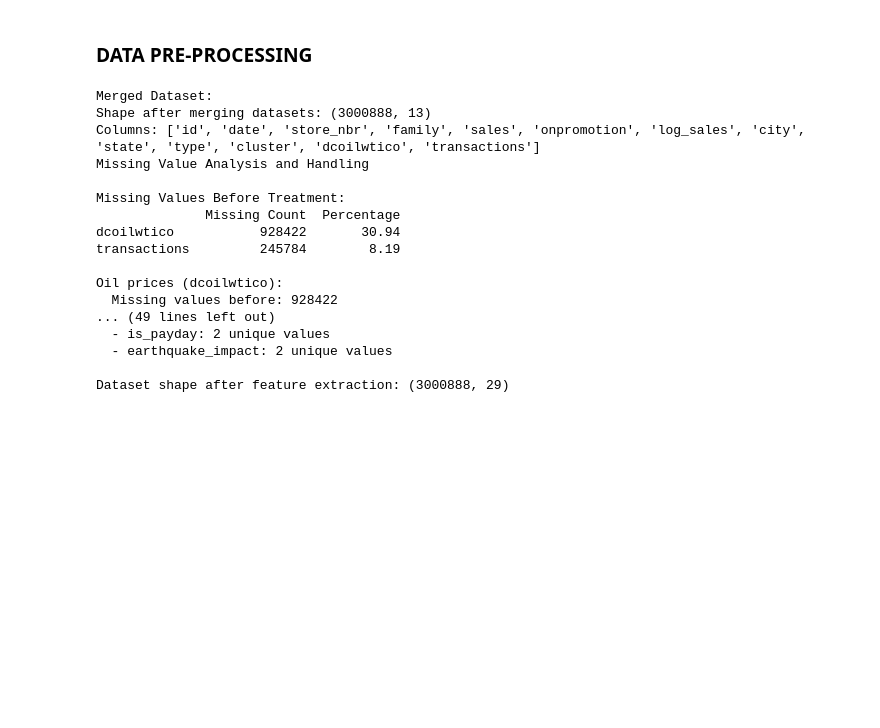
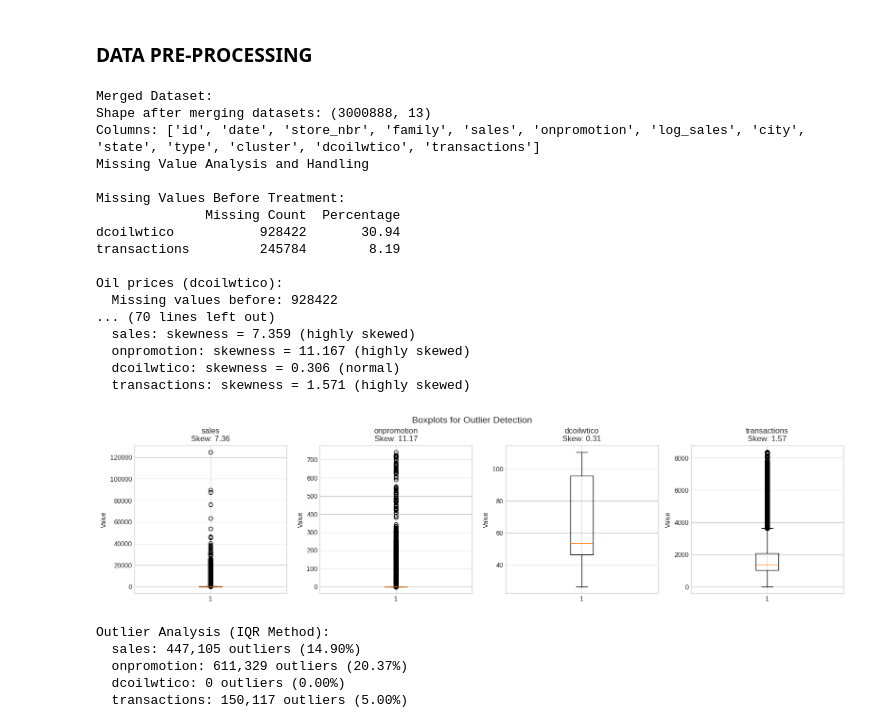
Before and after one commit to karthikeyansura/store-sales-time-series-modeling, a Jupyter notebook: store_sales_time_series_modeling.ipynb, the cells around one changed output. Cells and saved outputs as stored; diff of their text form; code cells hidden in the pictures; blank space fills up the shorter version.

Commit message:
feat: detect outliers and skewness

```diff
--- a/store_sales_time_series_modeling.ipynb
+++ b/store_sales_time_series_modeling.ipynb
@@ -381,35 +381,91 @@ df['is_month_end'] = df['date'].dt.is_month_end.astype(int)
 # Payday indicator: 15th and last day of the month
 df['is_payday'] = ((df['day'] == 15) | (df['is_month_end'] == 1)).astype(int)
 
 # Earthquake impact: April 16, 2016 - several weeks
 earthquake_date = pd.Timestamp('2016-04-16')
 df['days_since_earthquake'] = (df['date'] - earthquake_date).dt.days
 df['earthquake_impact'] = ((df['days_since_earthquake'] >= 0) &
                            (df['days_since_earthquake'] <= 60)).astype(int)
 
 print("Temporal features created:")
 temporal_features = ['year', 'month', 'day', 'day_of_week', 'day_of_year',
                      'week_of_year', 'is_weekend', 'is_month_start',
                      'is_month_end', 'is_payday', 'earthquake_impact']
 for feat in temporal_features:
     print(f"  - {feat}: {df[feat].nunique()} unique values")
 
 print(f"\nDataset shape after feature extraction: {df.shape}")
+
+# Normalization/Standardization
+print("Normalization/Standardization of Numerical Features")
+numerical_features = ['onpromotion', 'dcoilwtico', 'transactions', 'cluster']
+
+print("Numerical features to standardize:")
+for feat in numerical_features:
+    print(f"  - {feat}: range [{df[feat].min():.2f}, {df[feat].max():.2f}]")
+
+# Apply StandardScaler
+scaler = StandardScaler()
+df_scaled = df.copy()
+
+for feat in numerical_features:
+    df_scaled[feat + '_scaled'] = scaler.fit_transform(df[[feat]])
+    print(f"\n{feat}_scaled: mean={df_scaled[feat + '_scaled'].mean():.4f}, std={df_scaled[feat + '_scaled'].std():.4f}")
+
+
+# Outlier & Skewness Detection
+print("Outliers detection and Skewness Analysis")
+
+# Analyze skewness
+print("\nSkewness Analysis:")
+skew_cols = ['sales', 'onpromotion', 'dcoilwtico', 'transactions']
+for col in skew_cols:
+    skewness = df[col].skew()
+    print(f"  {col}: skewness = {skewness:.3f} {'(highly skewed)' if abs(skewness) > 1 else '(moderate)' if abs(skewness) > 0.5 else '(normal)'}")
+
+# Visualize outliers with boxplots
+fig, axes = plt.subplots(1, 4, figsize=(16, 4))
+
+for i, col in enumerate(skew_cols):
+    axes[i].boxplot(df[col].dropna(), vert=True)
+    axes[i].set_title(f'{col}\nSkew: {df[col].skew():.2f}')
+    axes[i].set_ylabel('Value')
+
+plt.tight_layout()
+plt.suptitle('Boxplots for Outlier Detection', y=1.02, fontsize=14)
+plt.show()
+
+# Outlier detection using IQR
+print("\nOutlier Analysis (IQR Method):")
+for col in skew_cols:
+    Q1 = df[col].quantile(0.25)
+    Q3 = df[col].quantile(0.75)
+    IQR = Q3 - Q1
+    lower_bound = Q1 - 1.5 * IQR
+    upper_bound = Q3 + 1.5 * IQR
+    outliers = ((df[col] < lower_bound) | (df[col] > upper_bound)).sum()
+    print(f"  {col}: {outliers:,} outliers ({outliers/len(df)*100:.2f}%)")
 # %% [output]
 Merged Dataset:
 Shape after merging datasets: (3000888, 13)
 Columns: ['id', 'date', 'store_nbr', 'family', 'sales', 'onpromotion', 'log_sales', 'city', 'state', 'type', 'cluster', 'dcoilwtico', 'transactions']
 Missing Value Analysis and Handling
 
 Missing Values Before Treatment:
               Missing Count  Percentage
 dcoilwtico           928422       30.94
 transactions         245784        8.19
 
 Oil prices (dcoilwtico):
   Missing values before: 928422
-... (49 lines left out)
-  - is_payday: 2 unique values
-  - earthquake_impact: 2 unique values
-
-Dataset shape after feature extraction: (3000888, 29)
+... (70 lines left out)
+  sales: skewness = 7.359 (highly skewed)
+  onpromotion: skewness = 11.167 (highly skewed)
+  dcoilwtico: skewness = 0.306 (normal)
+  transactions: skewness = 1.571 (highly skewed)
+[figure, added]
+Outlier Analysis (IQR Method):
+  sales: 447,105 outliers (14.90%)
+  onpromotion: 611,329 outliers (20.37%)
+  dcoilwtico: 0 outliers (0.00%)
+  transactions: 150,117 outliers (5.00%)
```
